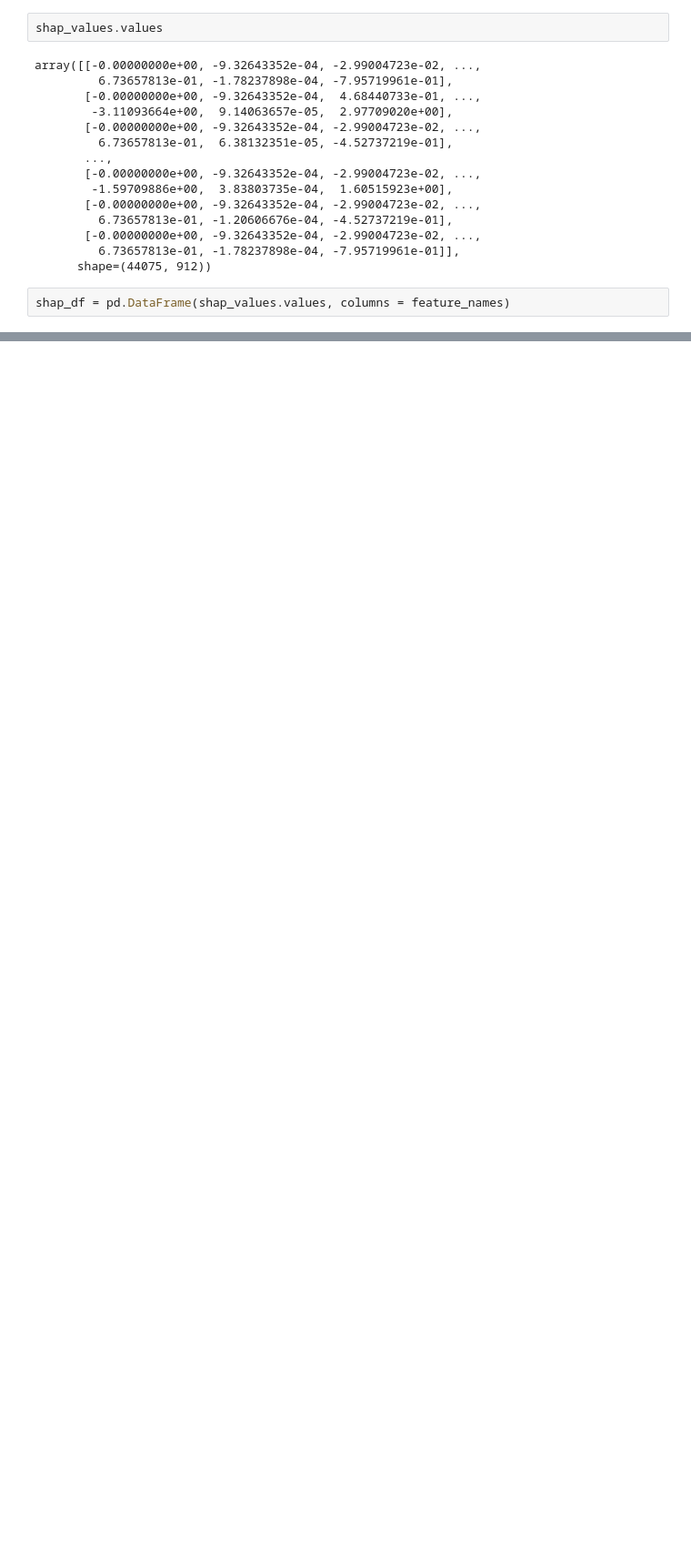
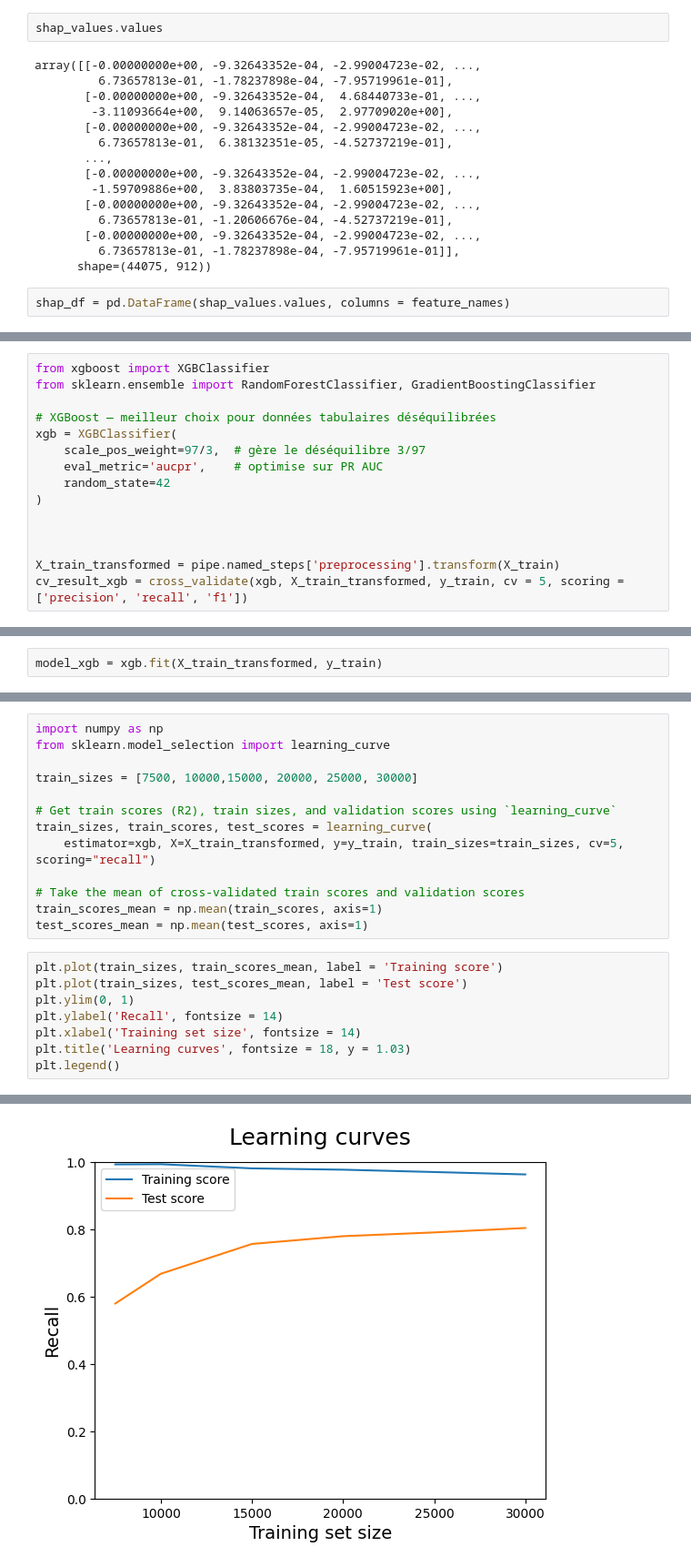
Before and after one commit to AdriMottainai/convertiq, a Jupyter notebook: test_notebook/sophie-eda-20000rows.ipynb, the cells around one changed output, grey strips where cells are left out. Shown at 91% size. Cells and saved outputs as stored; diff of their text form; blank space fills up the shorter version.

```diff
--- a/test_notebook/sophie-eda-20000rows.ipynb
+++ b/test_notebook/sophie-eda-20000rows.ipynb
@@ -535,0 +576,15 @@ shap_df = pd.DataFrame(shap_values.values, columns = feature_names)
+# %%
+from xgboost import XGBClassifier
+from sklearn.ensemble import RandomForestClassifier, GradientBoostingClassifier
+
+# XGBoost — meilleur choix pour données tabulaires déséquilibrées
+xgb = XGBClassifier(
+    scale_pos_weight=97/3,  # gère le déséquilibre 3/97
+    eval_metric='aucpr',    # optimise sur PR AUC
+    random_state=42
+)
+
+
+
+X_train_transformed = pipe.named_steps['preprocessing'].transform(X_train)
+cv_result_xgb = cross_validate(xgb, X_train_transformed, y_train, cv = 5, scoring = ['precision', 'recall', 'f1'])
@@ -535,0 +603,2 @@ shap_df = pd.DataFrame(shap_values.values, columns = feature_names)
+# %%
+model_xgb = xgb.fit(X_train_transformed, y_train)
@@ -535,0 +649,22 @@ shap_df = pd.DataFrame(shap_values.values, columns = feature_names)
+# %%
+import numpy as np
+from sklearn.model_selection import learning_curve
+
+train_sizes = [7500, 10000,15000, 20000, 25000, 30000]
+
+# Get train scores (R2), train sizes, and validation scores using `learning_curve`
+train_sizes, train_scores, test_scores = learning_curve(
+    estimator=xgb, X=X_train_transformed, y=y_train, train_sizes=train_sizes, cv=5, scoring="recall")
+
+# Take the mean of cross-validated train scores and validation scores
+train_scores_mean = np.mean(train_scores, axis=1)
+test_scores_mean = np.mean(test_scores, axis=1)
+# %%
+plt.plot(train_sizes, train_scores_mean, label = 'Training score')
+plt.plot(train_sizes, test_scores_mean, label = 'Test score')
+plt.ylim(0, 1)
+plt.ylabel('Recall', fontsize = 14)
+plt.xlabel('Training set size', fontsize = 14)
+plt.title('Learning curves', fontsize = 18, y = 1.03)
+plt.legend()
+# %% [output]
@@ -535,0 +672 @@ shap_df = pd.DataFrame(shap_values.values, columns = feature_names)
+[figure, added]
```
Also changed, not shown: parts of 89 cells of this notebook, 2 other files.
